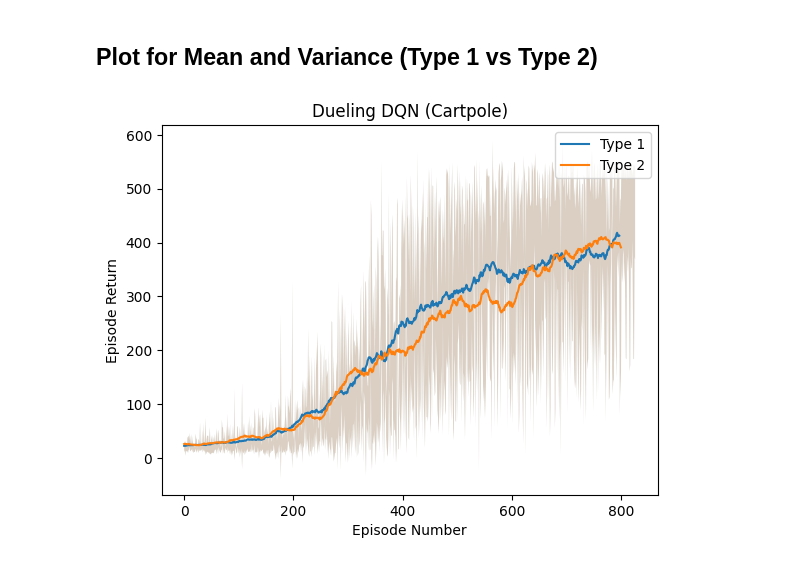
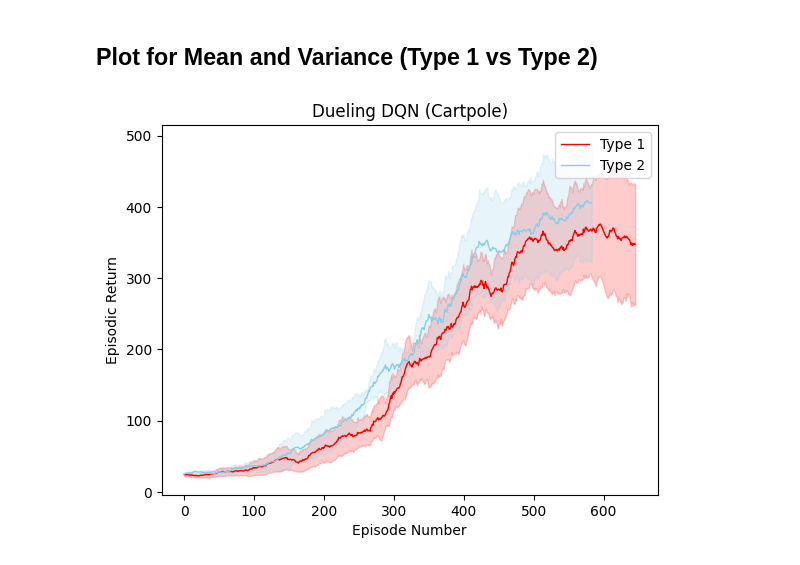
Before and after one commit to gokulmk-12/CS6700-ReinforcementLearning-PA2, a Jupyter notebook: Dueling_DQN_PA2_Cartpole.ipynb, the cells around one changed output. Drawn from its saved outputs; the diff is of its cells as text; code cells hidden in the pictures.

```diff
--- a/Dueling_DQN_PA2_Cartpole.ipynb
+++ b/Dueling_DQN_PA2_Cartpole.ipynb
@@ -94,16 +96,17 @@ class QNetworkType2(nn.Module):
     super(QNetworkType2, self).__init__()
     self.seed = torch.manual_seed(seed)
 
-    self.layer1 = nn.Linear(state_size, 128)
-    self.layer2 = nn.Linear(128, 128)
+    self.layer1 = nn.Linear(state_size, 512)
+    # self.layer2 = nn.Linear(128, 128)
 
-    self.value_function = nn.Linear(128, 1)
+    self.value_function = nn.Linear(512, 1)
 
-    self.advantage = nn.Linear(128, action_size)
+    self.advantage = nn.Linear(512, action_size)
 
   def forward(self, state):
 
-    x = f.relu(self.layer2(f.relu(self.layer1(state))))
+    # x = f.relu(self.layer2(f.relu(self.layer1(state))))
+    x = f.relu(self.layer1(state))
     value_function = self.value_function(x)
     advantage = self.advantage(x)
 
@@ -482,4 +410,36 @@ def plot_mean_variance(scores1, scores2, window_size):
-# %%
-plot_mean_variance(scores_experiment3, scores_experiment4, window_size=30)
-# %% [output]
-[figure, removed]
+# %%
+window_size = 30
+scores1, scores2 = [], []
+
+for i in range(5):
+    scores1.append(np.convolve(scores_experiment3[i], np.ones(window_size)/window_size, mode="valid"))
+    scores2.append(np.convolve(scores_experiment4[i], np.ones(window_size)/window_size, mode="valid"))
+
+mean_scores_exp3, mean_scores_exp4 = np.mean(scores1, axis=0), np.mean(scores2, axis=0)
+std_scores_exp3, std_scores_exp4 = np.std(scores1, axis=0), np.std(scores2, axis=0)
+
+sns.lineplot(x=range(len(mean_scores_exp3)), y=mean_scores_exp3, linewidth=1, label='Type 1', color="red")
+sns.lineplot(x=range(len(mean_scores_exp4)), y=mean_scores_exp4, linewidth=1, label='Type 2', color="skyblue")
+
+plt.fill_between(
+    x=range(len(mean_scores_exp3)),
+    y1=mean_scores_exp3 - std_scores_exp3[0:len(mean_scores_exp3)],
+    y2=mean_scores_exp3 + std_scores_exp3[0:len(mean_scores_exp3)],
+    alpha=0.2,
+    color='red'
+)
+plt.fill_between(
+    x=range(len(mean_scores_exp4)),
+    y1=mean_scores_exp4 - std_scores_exp4[0:len(mean_scores_exp4)],
+    y2=mean_scores_exp4 + std_scores_exp4[0:len(mean_scores_exp4)],
+    alpha=0.2,
+    color='skyblue'
+)
+
+plt.xlabel('Episode Number')
+plt.ylabel('Episodic Return')
+plt.title('Dueling DQN (Cartpole)')
+plt.legend()
+plt.show()
+# %% [output]
+[figure, added]
```
Also changed, not shown: parts of 9 cells of this notebook, 12 other files.
